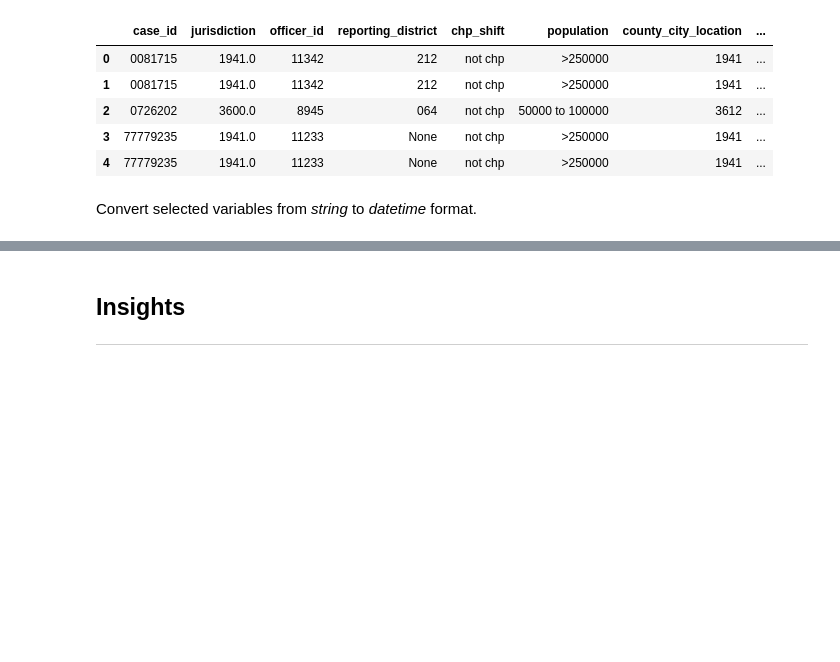
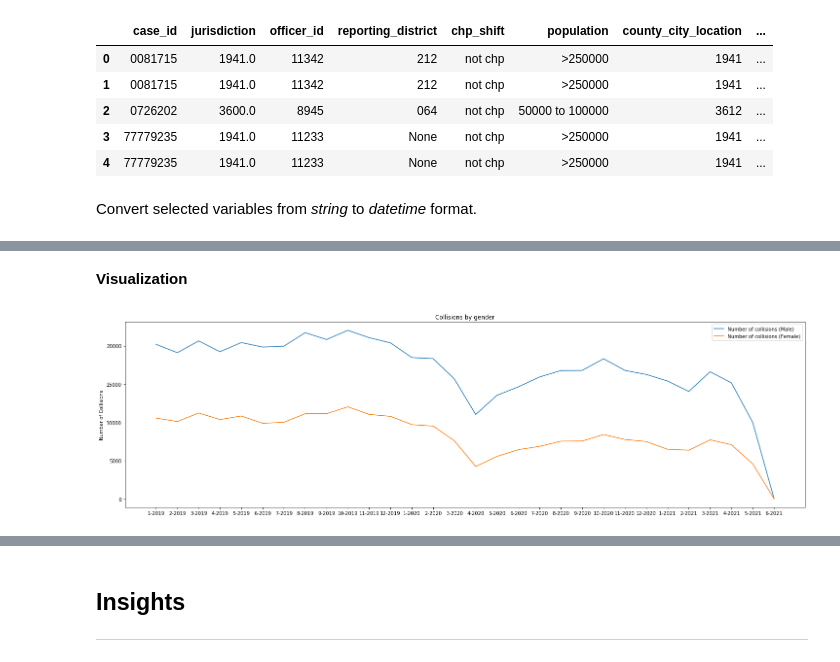
Before and after one commit to marknanquil/Python-codes, a Jupyter notebook: CA_traffic_collision_data_analysis.ipynb, the cells around one changed output, grey strips where cells are left out. Saved outputs shown, nothing was run; the diff lists cells and outputs as text; code cells hidden in the pictures; blank space fills up the shorter version.

```diff
--- a/CA_traffic_collision_data_analysis.ipynb
+++ b/CA_traffic_collision_data_analysis.ipynb
@@ -116,0 +203,10 @@ df_switrs['collision_time_minute'] = pd.to_datetime(df_switrs['collision_time'],
+# %%
+df_insight_gender     = pd.DataFrame(df_collisions_with_parties.groupby(['collision_date_year','collision_date_month','party_sex'])['case_id'].count())
+df_insight_gender_idx = df_insight_gender.reset_index()
+df_insight_gender_idx = df_insight_gender_idx[df_insight_gender_idx['party_sex'] != 'X']
+# %%
+df_insight_gender_M = df_insight_gender_idx[df_insight_gender_idx['party_sex']=='male']
+df_insight_gender_F = df_insight_gender_idx[df_insight_gender_idx['party_sex']=='female']
+# %%
+df_insight_gender_M['collision_date'] = df_insight_gender_M['collision_date_month'].astype('str') + "-" + df_insight_gender_M['collision_date_year'].astype('str')
+df_insight_gender_F['collision_date'] = df_insight_gender_F['collision_date_month'].astype('str') + "-" + df_insight_gender_F['collision_date_year'].astype('str')
@@ -116,0 +245,13 @@ df_switrs['collision_time_minute'] = pd.to_datetime(df_switrs['collision_time'],
+# %% [markdown]
+**Visualization**
+# %%
+fig, ax = plt.subplots(figsize=(25,7))
+line1 = ax.plot(df_insight_gender_M['collision_date'], df_insight_gender_M['case_id'], label='Number of collisions (Male)')
+line2 = ax.plot(df_insight_gender_F['collision_date'], df_insight_gender_F['case_id'], label='Number of collisions (Female)')
+
+ax.set_title('Collisions by gender')
+ax.set_ylabel('Number of Collisions')
+ax.legend()
+plt.show()
+# %% [output]
+[figure, added]
```
Also changed, not shown: parts of 49 cells of this notebook.
